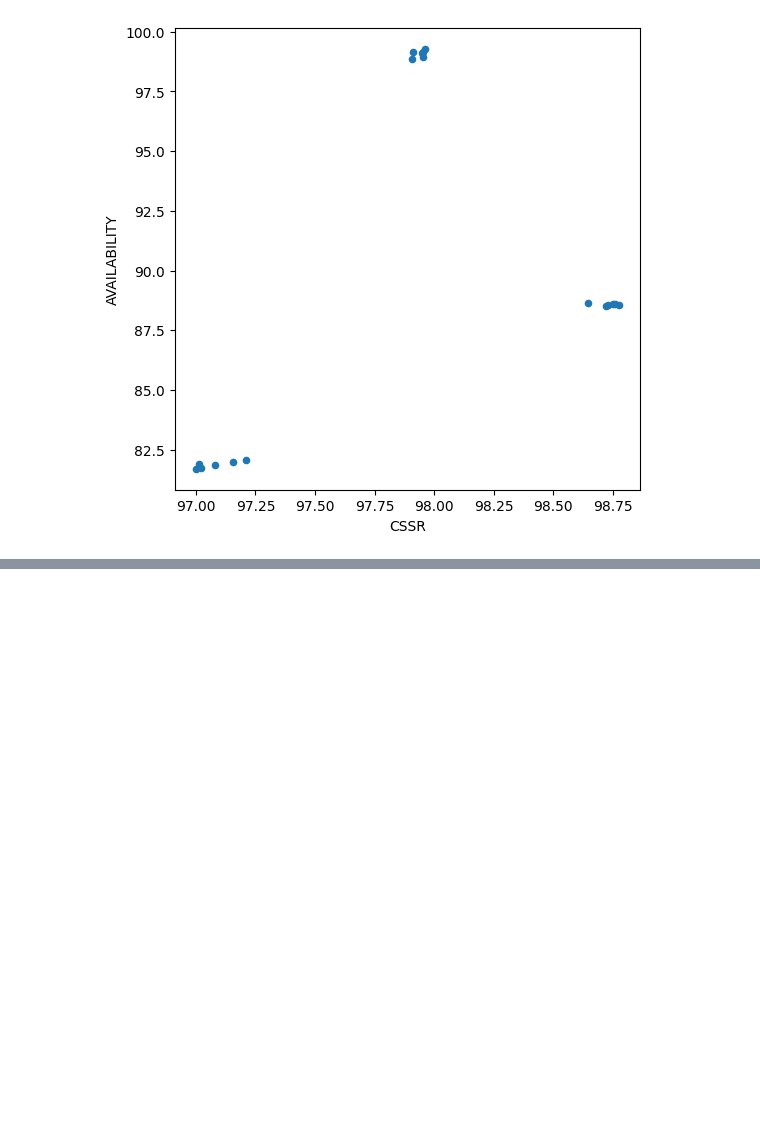
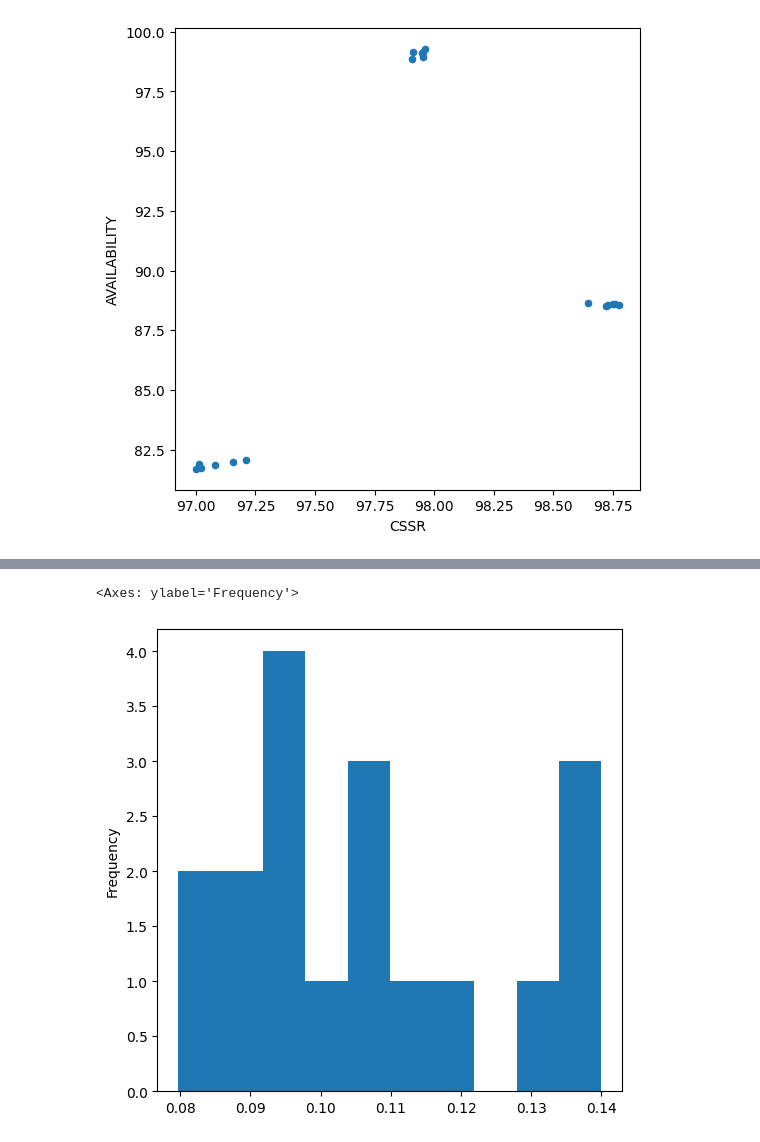
Before and after one commit to gerych94/DataAnalyst, a Jupyter notebook: notebooks/simple_data_analyst.ipynb, the cells around one changed output, grey strips where cells are left out. Cells and saved outputs as stored; diff of their text form; code cells hidden in the pictures; blank space fills up the shorter version.

```diff
--- a/notebooks/simple_data_analyst.ipynb
+++ b/notebooks/simple_data_analyst.ipynb
@@ -154,0 +172,5 @@ tel_stat.plot(kind='scatter', x='CSSR', y='AVAILABILITY', figsize=(6,6))
+# %%
+tel_stat['TRAFF_VOICE_DATA_DIV'].plot(kind='hist', figsize=(6,6))
+# %% [output]
+<Axes: ylabel='Frequency'>
+[figure, added]
```
Also changed, not shown: parts of 4 cells of this notebook.
